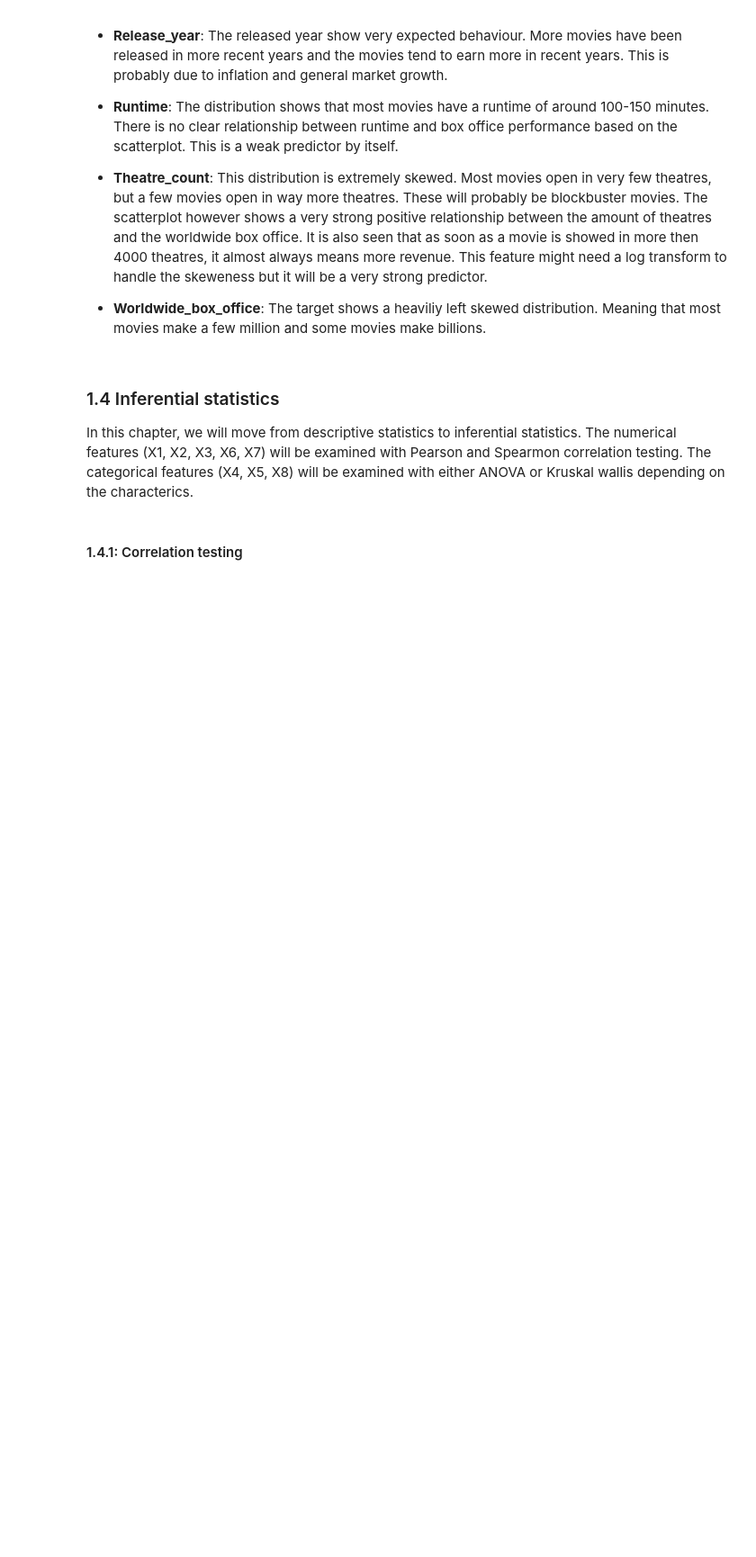
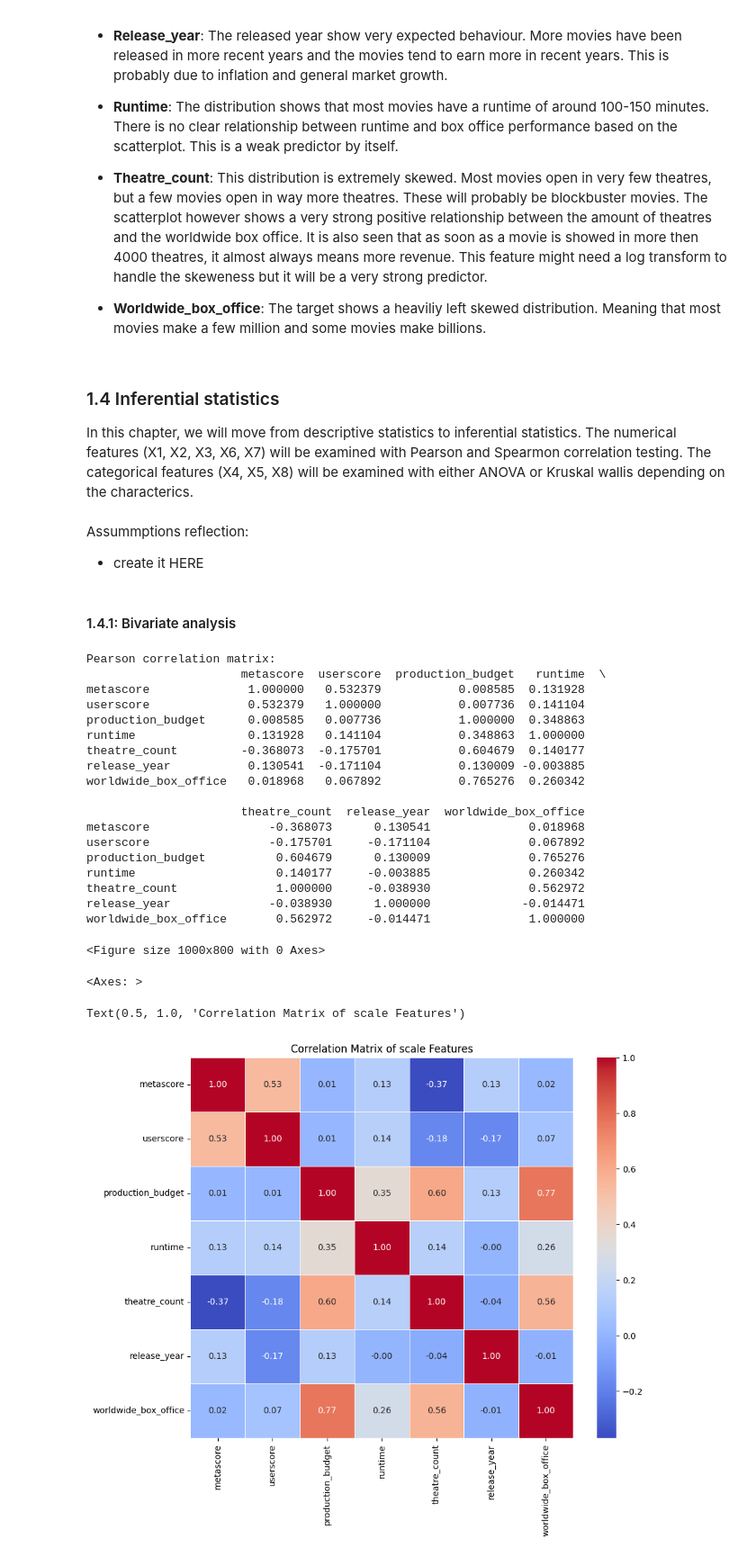
Before and after one commit to Simerblur/bjj, a Jupyter notebook: Main_project copy.ipynb, the cells around one changed output. Shown at 90% size. Saved outputs shown, nothing was run; the diff lists cells and outputs as text; code cells hidden in the pictures; blank space fills up the shorter version.

```diff
--- a/Main_project copy.ipynb
+++ b/Main_project copy.ipynb
@@ -719,3 +723,47 @@ In this chapter, we will move from descriptive statistics to inferential statist
+# %% [markdown]
+Assummptions reflection:
+- create it HERE
 # %% [markdown]
-#### 1.4.1: Correlation testing
+#### 1.4.1: Bivariate analysis
+# %%
+#1. Correlation matrix for continuous data
+
+# Select all continuous features and the target variable for Pearson correlation
+scale_features = ['metascore', 'userscore', 'production_budget', 'runtime', 'theatre_count', 'release_year', 'worldwide_box_office']
+corr_matrix = movie_data_complete[scale_features].corr(method='pearson')
+
+print("Pearson correlation matrix:")
+print(corr_matrix)
+
+# Visualization in the form of a heatmap
+import seaborn as sns
+import matplotlib.pyplot as plt
+
+plt.figure(figsize=(10, 8))
+sns.heatmap(corr_matrix, annot=True, cmap='coolwarm', fmt=".2f", linewidths=.5)
+plt.title('Correlation Matrix of scale Features')
+plt.show()
+# %% [output]
+Pearson correlation matrix:
+                      metascore  userscore  production_budget   runtime  \
+metascore              1.000000   0.532379           0.008585  0.131928
+userscore              0.532379   1.000000           0.007736  0.141104
+production_budget      0.008585   0.007736           1.000000  0.348863
+runtime                0.131928   0.141104           0.348863  1.000000
+theatre_count         -0.368073  -0.175701           0.604679  0.140177
+release_year           0.130541  -0.171104           0.130009 -0.003885
+worldwide_box_office   0.018968   0.067892           0.765276  0.260342
+
+                      theatre_count  release_year  worldwide_box_office
+metascore                 -0.368073      0.130541              0.018968
+userscore                 -0.175701     -0.171104              0.067892
+production_budget          0.604679      0.130009              0.765276
+runtime                    0.140177     -0.003885              0.260342
+theatre_count              1.000000     -0.038930              0.562972
+release_year              -0.038930      1.000000             -0.014471
+worldwide_box_office       0.562972     -0.014471              1.000000
+<Figure size 1000x800 with 0 Axes>
+<Axes: >
+Text(0.5, 1.0, 'Correlation Matrix of scale Features')
+[figure, added]
 # %%
```
Also changed, not shown: parts of 2 cells of this notebook.
